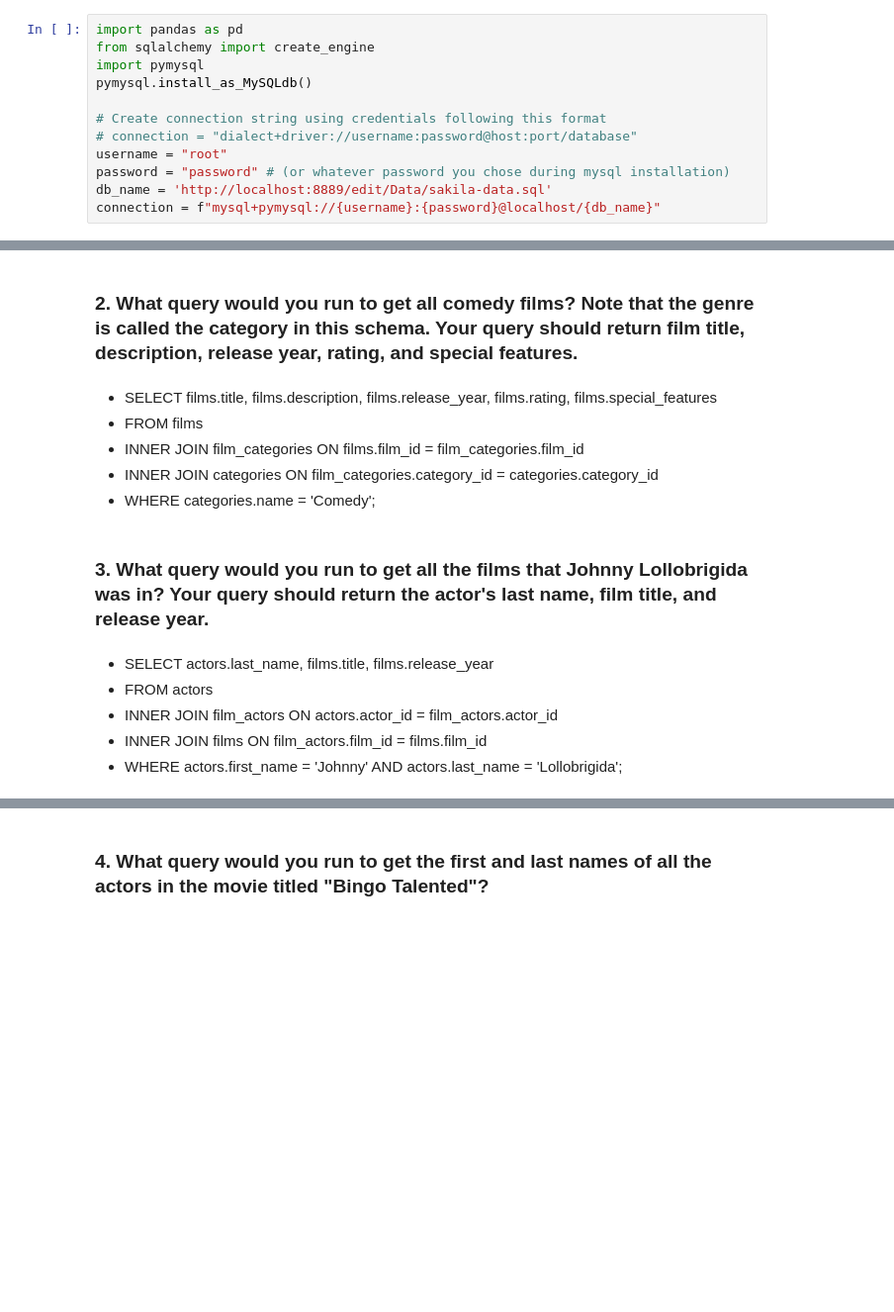
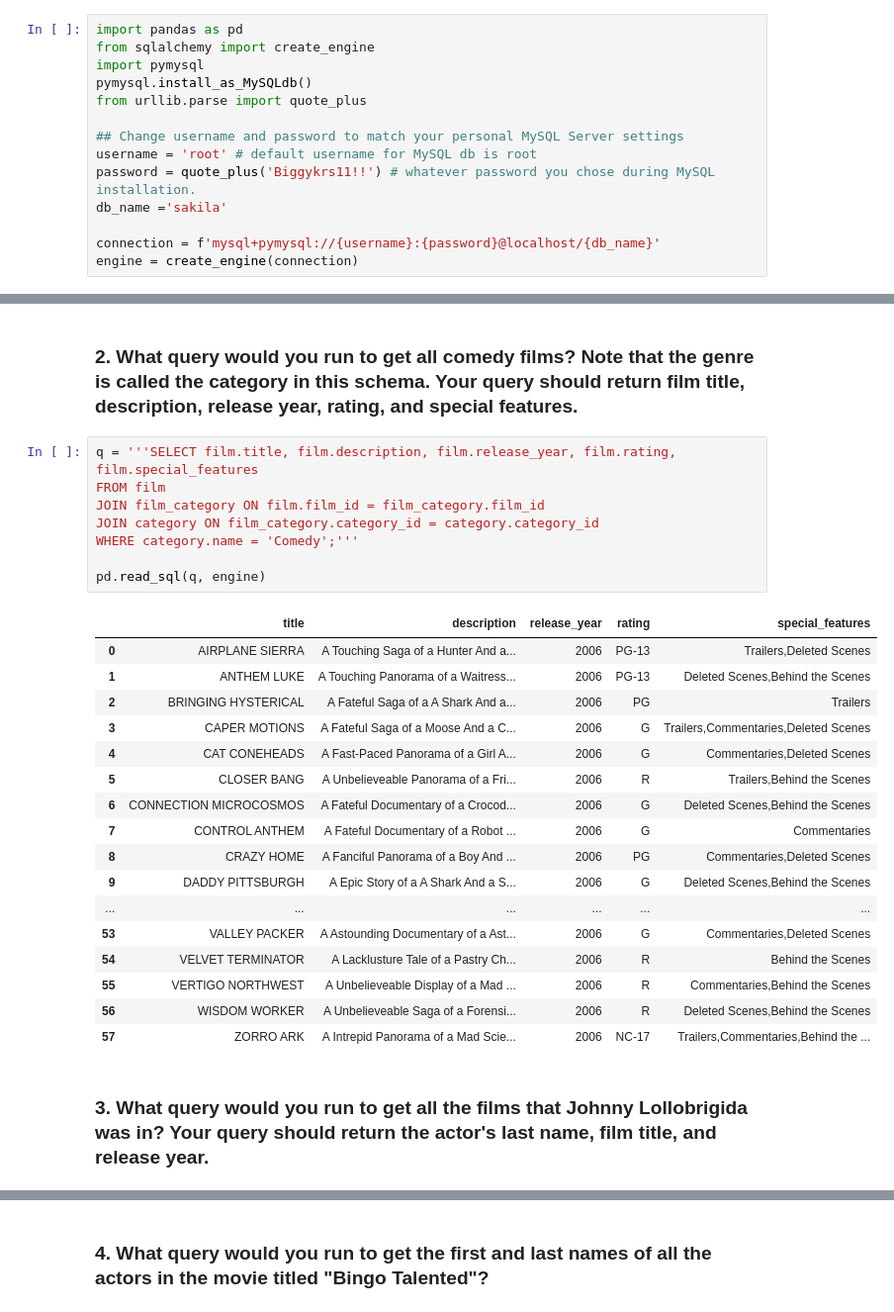
Before and after one commit to Codeguy225/Queries--Sakila, a Jupyter notebook: Queries Sakila Core.ipynb, the cells around one changed output, grey strips where cells are left out. Shown: that part at 99% size. Drawn from its saved outputs; the diff is of its cells as text; blank space fills up the shorter version.

Commit message:
Sakila Update

```diff
--- a/Queries Sakila Core.ipynb
+++ b/Queries Sakila Core.ipynb
@@ -15,10 +15,12 @@ import pandas as pd
 from sqlalchemy import create_engine
 import pymysql
 pymysql.install_as_MySQLdb()
+from urllib.parse import quote_plus
 
-# Create connection string using credentials following this format
-# connection = "dialect+driver://username:password@host:port/database"
-username = "root"
-password = "password" # (or whatever password you chose during mysql installation)
-db_name = 'http://localhost:8889/edit/Data/sakila-data.sql'
-connection = f"mysql+pymysql://{username}:{password}@localhost/{db_name}"
+## Change username and password to match your personal MySQL Server settings
+username = 'root' # default username for MySQL db is root
+password = quote_plus('Biggykrs11!!') # whatever password you chose during MySQL installation.
+db_name ='sakila'
+
+connection = f'mysql+pymysql://{username}:{password}@localhost/{db_name}'
+engine = create_engine(connection)
@@ -41,16 +64,30 @@ WHERE city_id = 312;
 # %% [markdown]
 ### **2. What query would you run to get all comedy films? Note that the genre is called the category in this schema. Your query should return film title, description, release year, rating, and special features.**
-# %% [markdown]
-- SELECT films.title, films.description, films.release_year, films.rating, films.special_features
-- FROM films
-- INNER JOIN film_categories ON films.film_id = film_categories.film_id
-- INNER JOIN categories ON film_categories.category_id = categories.category_id
-- WHERE categories.name = 'Comedy';
+# %%
+q = '''SELECT film.title, film.description, film.release_year, film.rating, film.special_features
+FROM film
+JOIN film_category ON film.film_id = film_category.film_id
+JOIN category ON film_category.category_id = category.category_id
+WHERE category.name = 'Comedy';'''
+
+pd.read_sql(q, engine)
+# %% [output]
+|  | title | description | release_year | rating | special_features |
+| 0 | AIRPLANE SIERRA | A Touching Saga of a Hunter And a... | 2006 | PG-13 | Trailers,Deleted Scenes |
+| 1 | ANTHEM LUKE | A Touching Panorama of a Waitress... | 2006 | PG-13 | Deleted Scenes,Behind the Scenes |
+| 2 | BRINGING HYSTERICAL | A Fateful Saga of a A Shark And a... | 2006 | PG | Trailers |
+| 3 | CAPER MOTIONS | A Fateful Saga of a Moose And a C... | 2006 | G | Trailers,Commentaries,Deleted Scenes |
+| 4 | CAT CONEHEADS | A Fast-Paced Panorama of a Girl A... | 2006 | G | Commentaries,Deleted Scenes |
+| 5 | CLOSER BANG | A Unbelieveable Panorama of a Fri... | 2006 | R | Trailers,Behind the Scenes |
+| 6 | CONNECTION MICROCOSMOS | A Fateful Documentary of a Crocod... | 2006 | G | Deleted Scenes,Behind the Scenes |
+| 7 | CONTROL ANTHEM | A Fateful Documentary of a Robot ... | 2006 | G | Commentaries |
+| 8 | CRAZY HOME | A Fanciful Panorama of a Boy And ... | 2006 | PG | Commentaries,Deleted Scenes |
+| 9 | DADDY PITTSBURGH | A Epic Story of a A Shark And a S... | 2006 | G | Deleted Scenes,Behind the Scenes |
+| ... | ... | ... | ... | ... | ... |
+| 53 | VALLEY PACKER | A Astounding Documentary of a Ast... | 2006 | G | Commentaries,Deleted Scenes |
+| 54 | VELVET TERMINATOR | A Lacklusture Tale of a Pastry Ch... | 2006 | R | Behind the Scenes |
+| 55 | VERTIGO NORTHWEST | A Unbelieveable Display of a Mad ... | 2006 | R | Commentaries,Behind the Scenes |
+| 56 | WISDOM WORKER | A Unbelieveable Saga of a Forensi... | 2006 | R | Deleted Scenes,Behind the Scenes |
+| 57 | ZORRO ARK | A Intrepid Panorama of a Mad Scie... | 2006 | NC-17 | Trailers,Commentaries,Behind the ... |
 # %% [markdown]
 ### **3. What query would you run to get all the films that Johnny Lollobrigida was in? Your query should return the actor's last name, film title, and release year.**
-# %% [markdown]
-- SELECT actors.last_name, films.title, films.release_year
-- FROM actors
-- INNER JOIN film_actors ON actors.actor_id = film_actors.actor_id
-- INNER JOIN films ON film_actors.film_id = films.film_id
-- WHERE actors.first_name = 'Johnny' AND actors.last_name = 'Lollobrigida';
```
Also changed, not shown: parts of 14 cells of this notebook.
